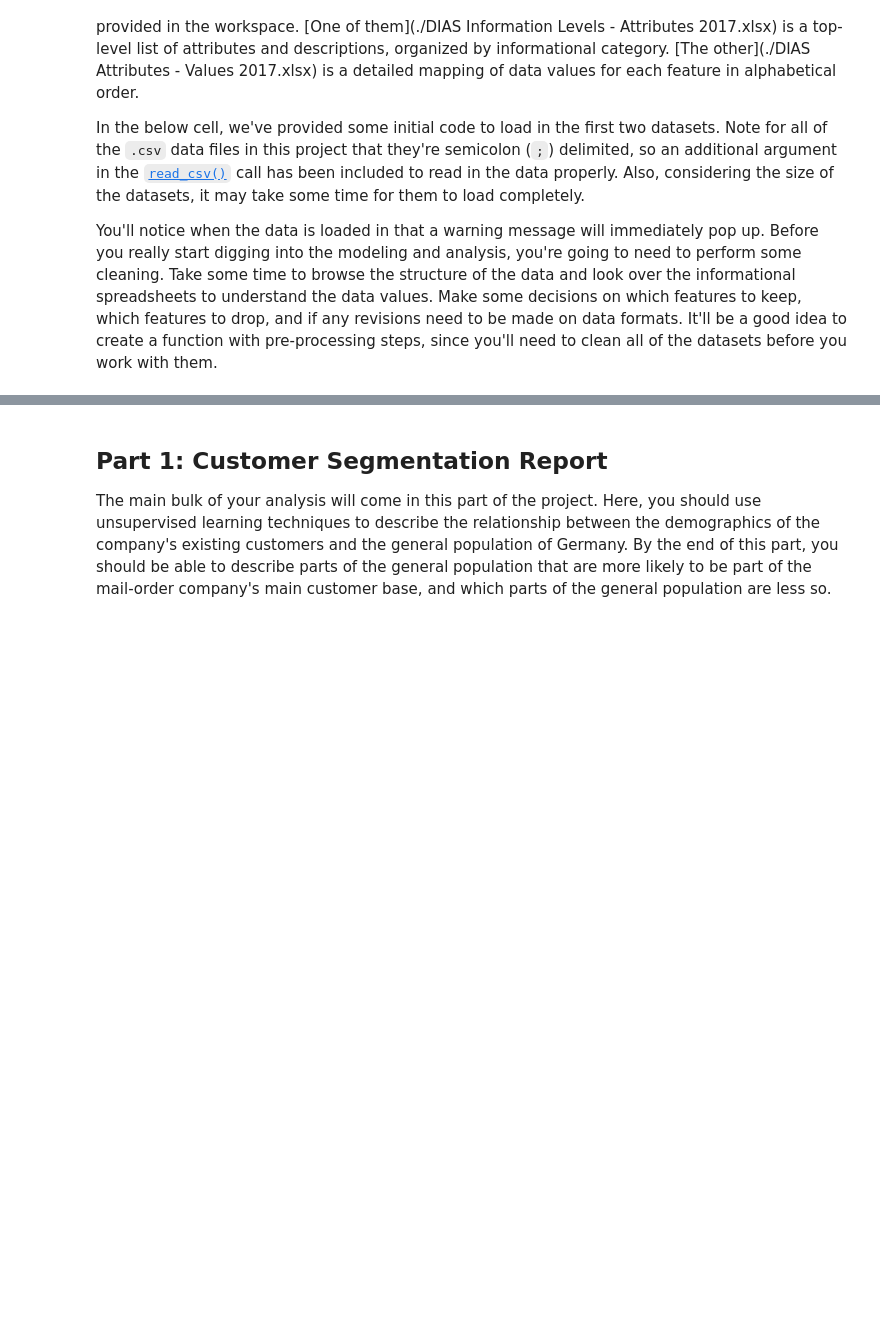
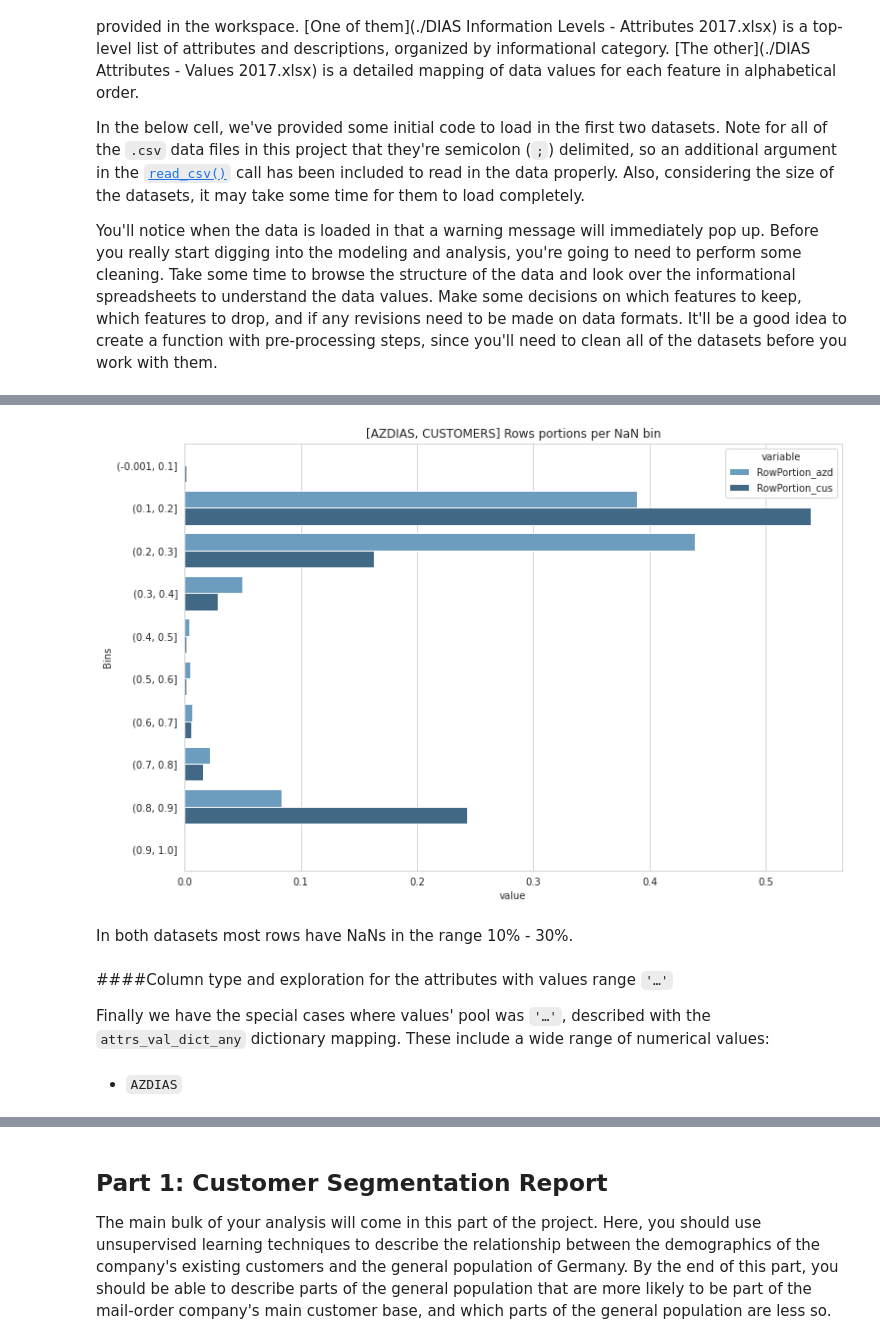
Before and after one commit to chrisliatas/dsnd-customer-segmentation, a Jupyter notebook: Arvato Project Workbook.ipynb, the cells around one changed output, grey strips where cells are left out. Cells and saved outputs as stored; diff of their text form; code cells hidden in the pictures; blank space fills up the shorter version.

```diff
--- a/Arvato Project Workbook.ipynb
+++ b/Arvato Project Workbook.ipynb
@@ -98,0 +1166,8 @@ def load_df(csvfile: str, sep: str =';', idx_type: Union[Dict, None]=None) -> pd
+# %%
+azd_row_nan_bins = azdias_row_nans.NaNportions.value_counts(bins=np.linspace(0, 1, 11), sort=False)
+
+azd_row_nan_bins = azd_row_nan_bins.rename_axis("Bins").reset_index(name="Count")
+
+azd_row_nan_bins["RowPortion"] = azd_row_nan_bins.Count / azdias.shape[0]
+
+azd_row_nan_bins
@@ -98,0 +1195,8 @@ def load_df(csvfile: str, sep: str =';', idx_type: Union[Dict, None]=None) -> pd
+# %%
+cus_row_nan_bins = custrs_row_nans.NaNportions.value_counts(bins=np.linspace(0, 1, 11), sort=False)
+
+cus_row_nan_bins = cus_row_nan_bins.rename_axis("Bins").reset_index(name="Count")
+
+cus_row_nan_bins["RowPortion"] = cus_row_nan_bins.Count / custrs.shape[0]
+
+cus_row_nan_bins
@@ -98,0 +1224,6 @@ def load_df(csvfile: str, sep: str =';', idx_type: Union[Dict, None]=None) -> pd
+# %%
+merge_row_nan_bins = pd.merge(azd_row_nan_bins, cus_row_nan_bins, on='Bins', suffixes=("_azd", "_cus"))
+
+rows_nan_portns_melt = merge_row_nan_bins[['Bins', 'RowPortion_azd', 'RowPortion_cus']].melt(id_vars=('Bins'))
+
+rows_nan_portns_melt.head()
@@ -98,0 +1237,15 @@ def load_df(csvfile: str, sep: str =';', idx_type: Union[Dict, None]=None) -> pd
+# %%
+with sns.axes_style("whitegrid"):
+    plt.figure(figsize=(12,8))
+    sns.barplot(data=rows_nan_portns_melt, x="value", y="Bins", hue="variable", palette="Blues_d").set(title='[AZDIAS, CUSTOMERS] Rows portions per NaN bin')
+# %% [output]
+[figure, added]
+# %% [markdown]
+
+In both datasets most rows have NaNs in the range 10% - 30%.
+# %% [markdown]
+####Column type and exploration for the attributes with values range `'…'`
+
+Finally we have the special cases where values' pool was `'…'`, described with the `attrs_val_dict_any` dictionary mapping. These include a wide range of numerical values:
+# %% [markdown]
+* `AZDIAS`
```
Also changed, not shown: parts of 217 cells of this notebook, 1 other file.
